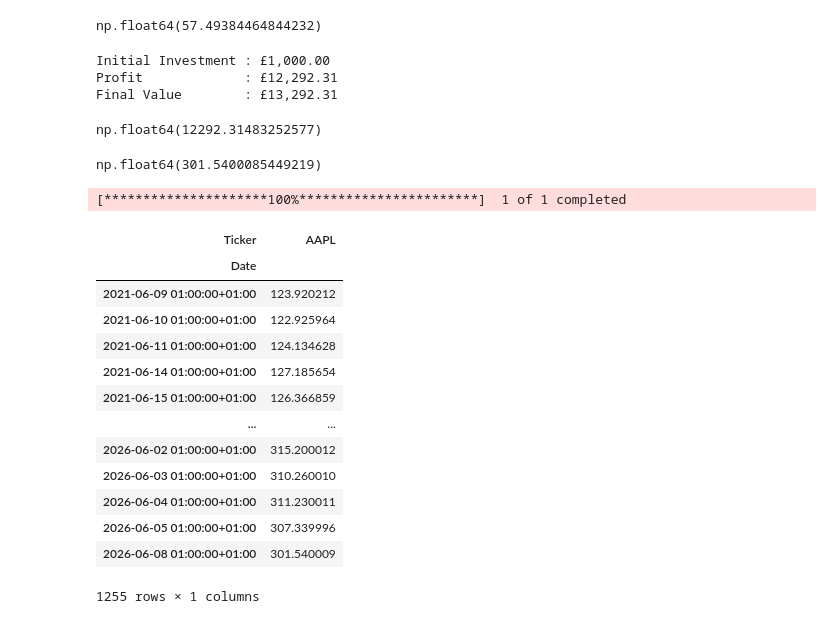
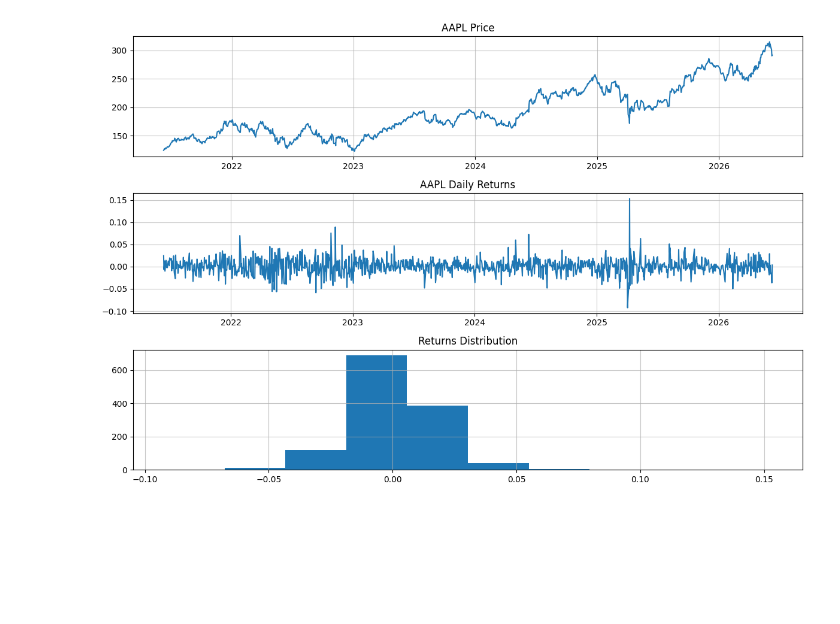
Before and after one commit to aguchhait-stack/stock-forecast-pipeline, a Jupyter notebook: notebook.ipynb, the cells around one changed output. Cells and saved outputs as stored; diff of their text form; code cells hidden in the pictures; blank space fills up the shorter version.

```diff
--- a/notebook.ipynb
+++ b/notebook.ipynb
@@ -114,48 +76,16 @@ plt.show()
-# %%
-hashmap["AAPL"].iloc[-1]
-# %% [output]
-np.float64(57.49384464844232)
-# %%
-def profit_calculator(initial_investment=1000):
-    cumulative_return = apple["Close"].pct_change().add(1).cumprod().sub(1)
-    profit = cumulative_return.dropna().iloc[-1] * initial_investment
-    print(f"Initial Investment : £{initial_investment:,.2f}")
-    print(f"Profit             : £{profit:,.2f}")
-    print(f"Final Value        : £{initial_investment + profit:,.2f}")
-    return profit
-profit_calculator(1000)
-# %% [output]
-Initial Investment : £1,000.00
-Profit             : £12,292.31
-Final Value        : £13,292.31
-np.float64(12292.31483252577)
-# %%
-apple["Close"].iloc[-1]
-# %% [output]
-np.float64(301.5400085449219)
-# %%
-def fetch_from_yahoo (tickers:list=['AAPL', 'MSFT', 'SPY']) -> pd.DataFrame:
-
-        df = yf.download(tickers,period = '5Y')["Close"]
-        df.index = df.index.tz_localize("UTC").tz_convert("Europe/London")
-        return df
-stock = fetch_from_yahoo('AAPL')
-# %% [output]
-[*********************100%***********************]  1 of 1 completed
-# %%
-stock
-# %% [output]
-| Ticker | AAPL |
-| Date |  |
-| 2021-06-09 01:00:00+01:00 | 123.920212 |
-| 2021-06-10 01:00:00+01:00 | 122.925964 |
-| 2021-06-11 01:00:00+01:00 | 124.134628 |
-| 2021-06-14 01:00:00+01:00 | 127.185654 |
-| 2021-06-15 01:00:00+01:00 | 126.366859 |
-| ... | ... |
-| 2026-06-02 01:00:00+01:00 | 315.200012 |
-| 2026-06-03 01:00:00+01:00 | 310.260010 |
-| 2026-06-04 01:00:00+01:00 | 311.230011 |
-| 2026-06-05 01:00:00+01:00 | 307.339996 |
-| 2026-06-08 01:00:00+01:00 | 301.540009 |
-1255 rows × 1 columns
+# %%
+# Price plot — trending → likely non-stationary
+fig,axis = plt.subplots(3,1,figsize=(12, 8))
+axis[0].plot(df['AAPL'])
+axis[0].set_title('AAPL Price')
+returns = df['AAPL'].pct_change()
+axis[1].plot(returns)
+axis[1].set_title('AAPL Daily Returns')
+axis[2].hist(returns)
+axis[2].set_title('Returns Distribution')
+for ax in axis:
+    ax.grid(alpha=0.7)
+plt.tight_layout()
+plt.show()
+# %% [output]
+[figure, added]
```
Also changed, not shown: parts of 10 cells of this notebook, 11 other files.
